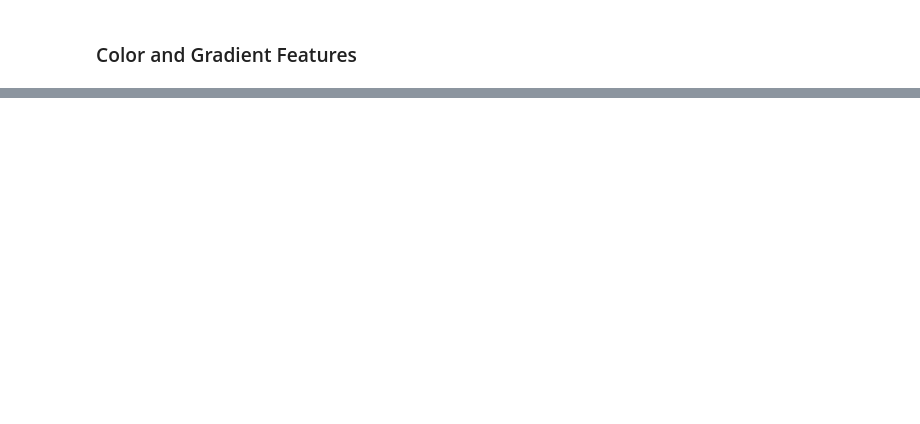
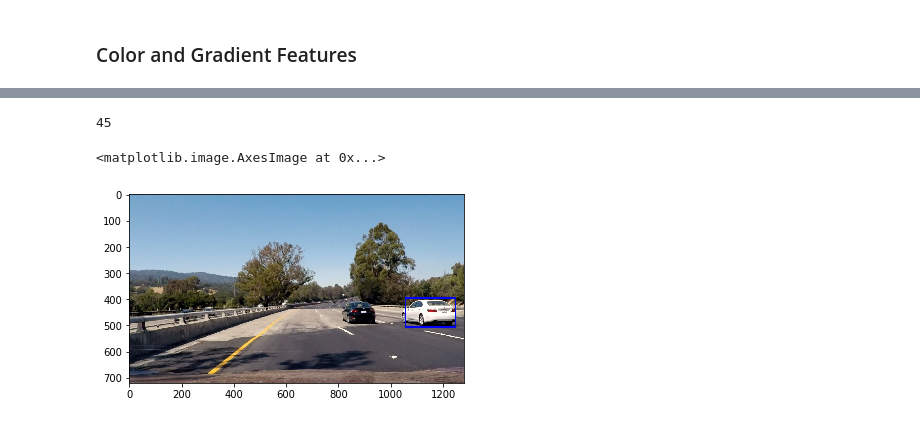
Before and after one commit to asun729/VehicleDetectionAndTracking, a Jupyter notebook: Vehicle_Detection.ipynb, the cells around one changed output, grey strips where cells are left out. Cells and saved outputs as stored; diff of their text form; code cells hidden in the pictures; blank space fills up the shorter version.

Commit message:
pipeline draft

```diff
--- a/Vehicle_Detection.ipynb
+++ b/Vehicle_Detection.ipynb
@@ -278,0 +587,42 @@ def draw_boxes(img, bboxes, color=(0, 0, 255), thick=6):
+# %%
+def pipeline(image):
+    # performs under different binning scenarios
+    global scale
+    global svc
+    global X_scaler
+    global orient
+    pix_per_cell =8
+    global cell_per_block
+    global spatial
+    global histbin
+    draw_image = np.copy(image)
+    ystart = 400
+    ystop = 656
+    scale = 1
+    hot_windows = find_cars(image, 380, 656, scale, svc, X_scaler, orient, pix_per_cell, cell_per_block, spatial_size=(spatial, spatial),
+                            hist_bins=histbin)
+    heat = np.zeros_like(image[:,:,0]).astype(np.float)
+
+    # Add heat to each box in box list
+    heat = add_heat(heat,hot_windows)
+
+    # Apply threshold to help remove false positives
+    heat = apply_threshold(heat,3)
+
+    # Visualize the heatmap when displaying
+    heatmap = np.clip(heat, 0, 255)
+
+    # Find final boxes from heatmap using label function
+    labels = label(heatmap)
+    result = draw_labeled_bboxes(np.copy(image), labels)
+    plt.imshow(result)
+    return result
+# %%
+test_images = glob.glob('./test_images/*.jpg')
+image = mpimg.imread(test_images[3])
+result,hot_windows = pipeline(image)
+plt.imshow(result)
+# %% [output]
+45
+<matplotlib.image.AxesImage at 0x...>
+[figure, added]
```
Also changed, not shown: parts of 13 cells of this notebook, 1 other file.
